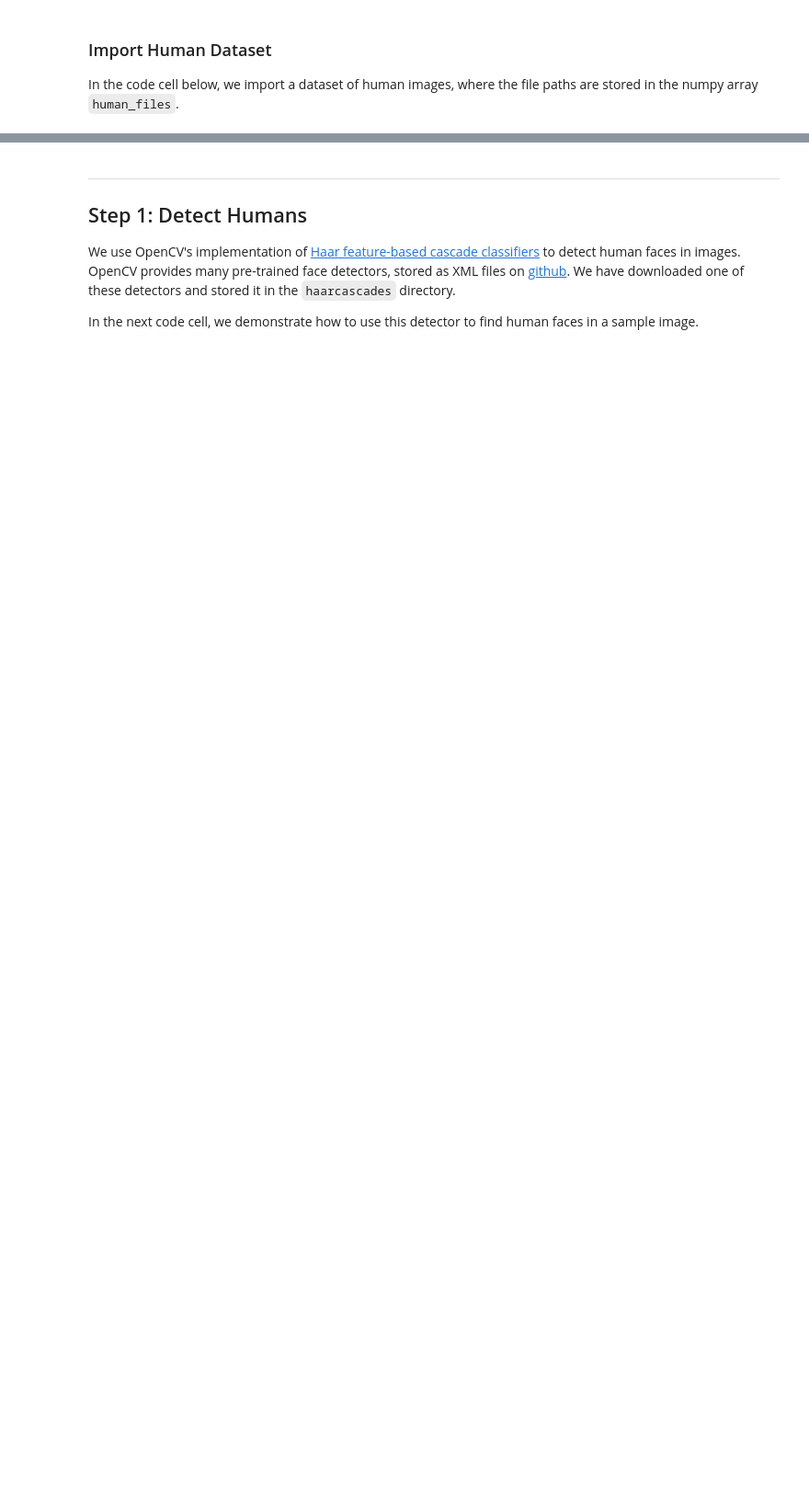
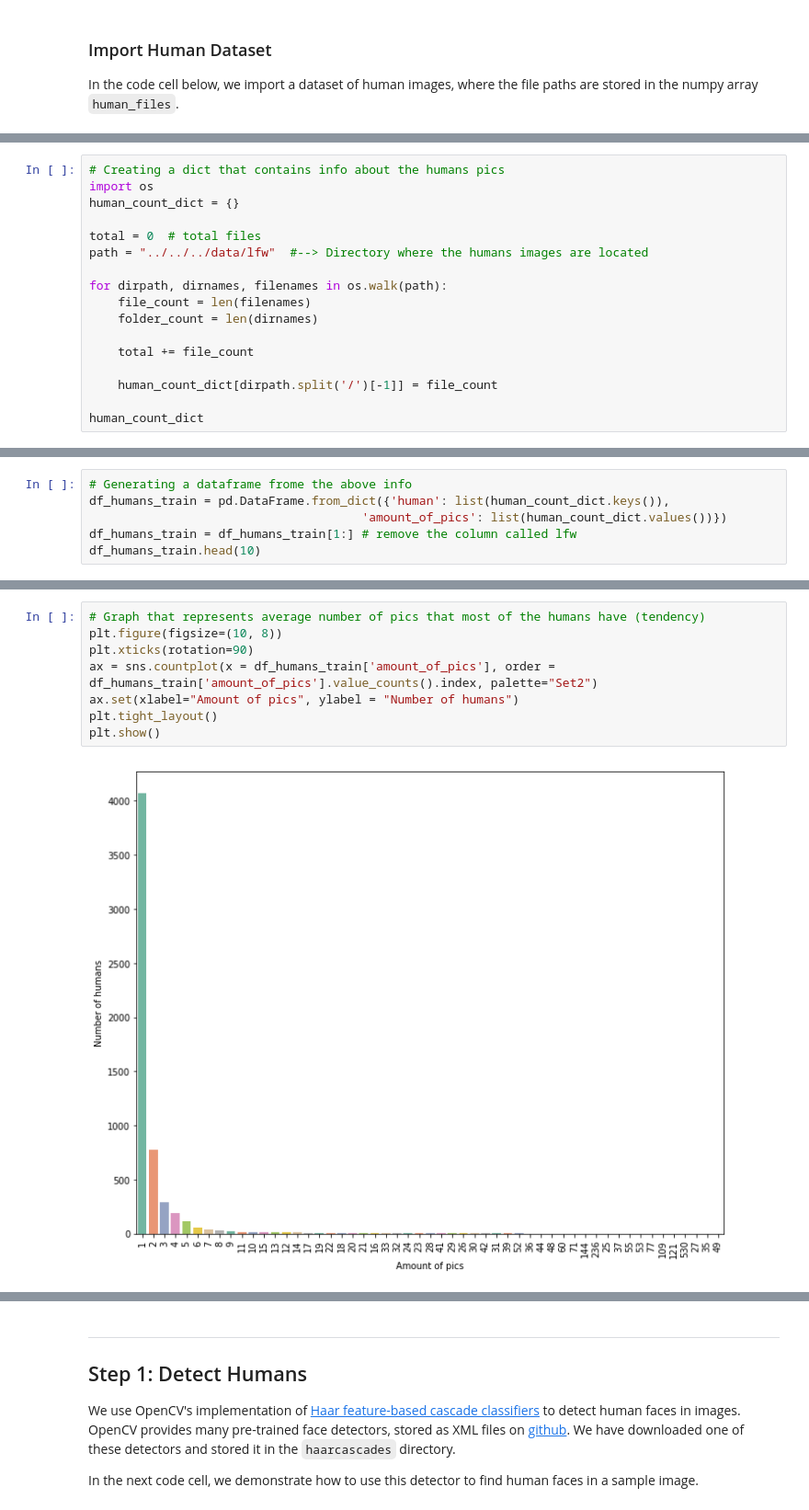
Before and after one commit to alexrop/cnn_dog_breed_classifier, a Jupyter notebook: dog_app.ipynb, the cells around one changed output, grey strips where cells are left out. Shown at 92% size. Cells and saved outputs as stored; diff of their text form; blank space fills up the shorter version.

Commit message:
Notebook advance and new folders

```diff
--- a/dog_app.ipynb
+++ b/dog_app.ipynb
@@ -111,0 +296,17 @@ There are 13233 total human images.
+# %%
+# Creating a dict that contains info about the humans pics
+import os
+human_count_dict = {}
+
+total = 0  # total files
+path = "../../../data/lfw"  #--> Directory where the humans images are located
+
+for dirpath, dirnames, filenames in os.walk(path):
+    file_count = len(filenames)
+    folder_count = len(dirnames)
+
+    total += file_count
+
+    human_count_dict[dirpath.split('/')[-1]] = file_count
+
+human_count_dict
@@ -111,0 +331,6 @@ There are 13233 total human images.
+# %%
+# Generating a dataframe frome the above info
+df_humans_train = pd.DataFrame.from_dict({'human': list(human_count_dict.keys()),
+                                      'amount_of_pics': list(human_count_dict.values())})
+df_humans_train = df_humans_train[1:] # remove the column called lfw
+df_humans_train.head(10)
@@ -111,0 +399,10 @@ There are 13233 total human images.
+# %%
+# Graph that represents average number of pics that most of the humans have (tendency)
+plt.figure(figsize=(10, 8))
+plt.xticks(rotation=90)
+ax = sns.countplot(x = df_humans_train['amount_of_pics'], order = df_humans_train['amount_of_pics'].value_counts().index, palette="Set2")
+ax.set(xlabel="Amount of pics", ylabel = "Number of humans")
+plt.tight_layout()
+plt.show()
+# %% [output]
+[figure, added]
```
Also changed, not shown: parts of 40 cells of this notebook, 1 other file.
